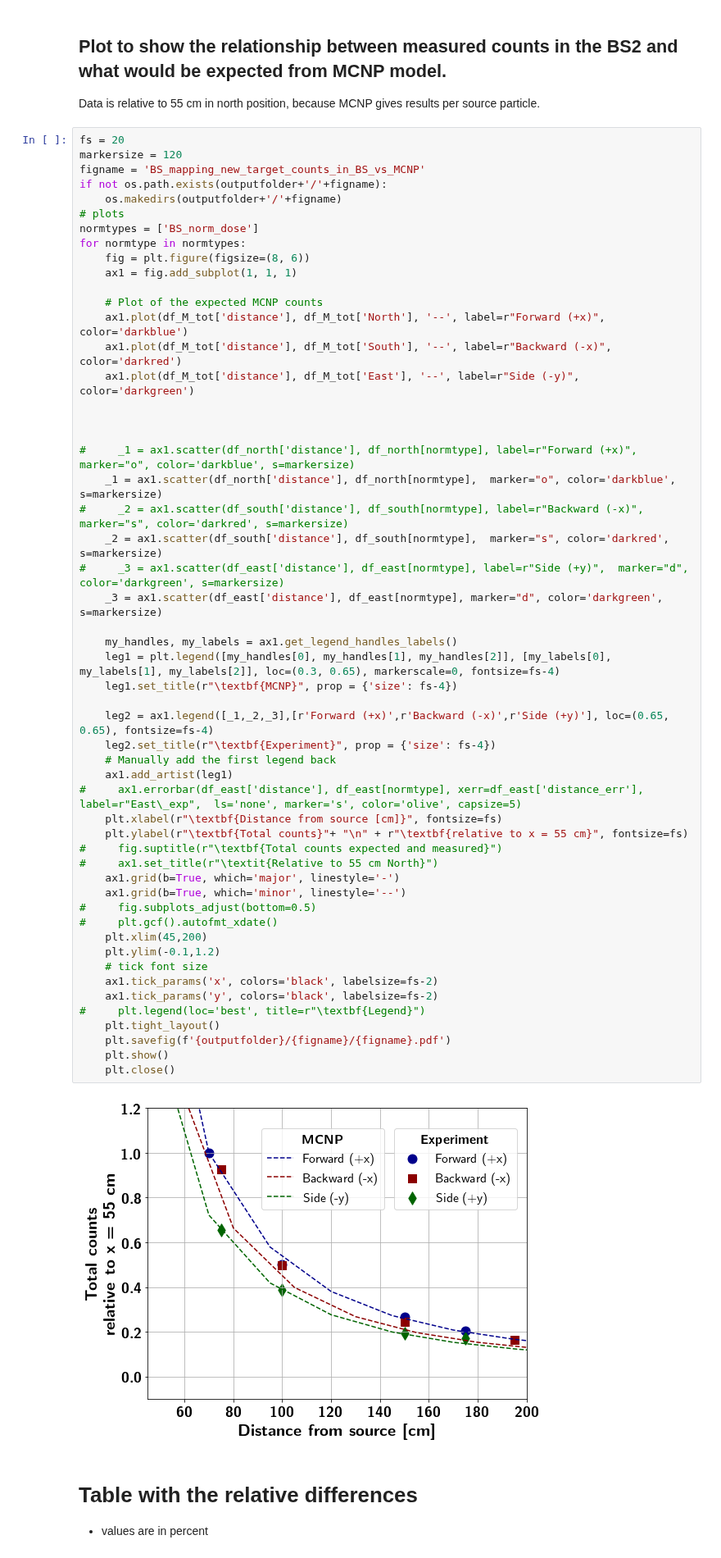
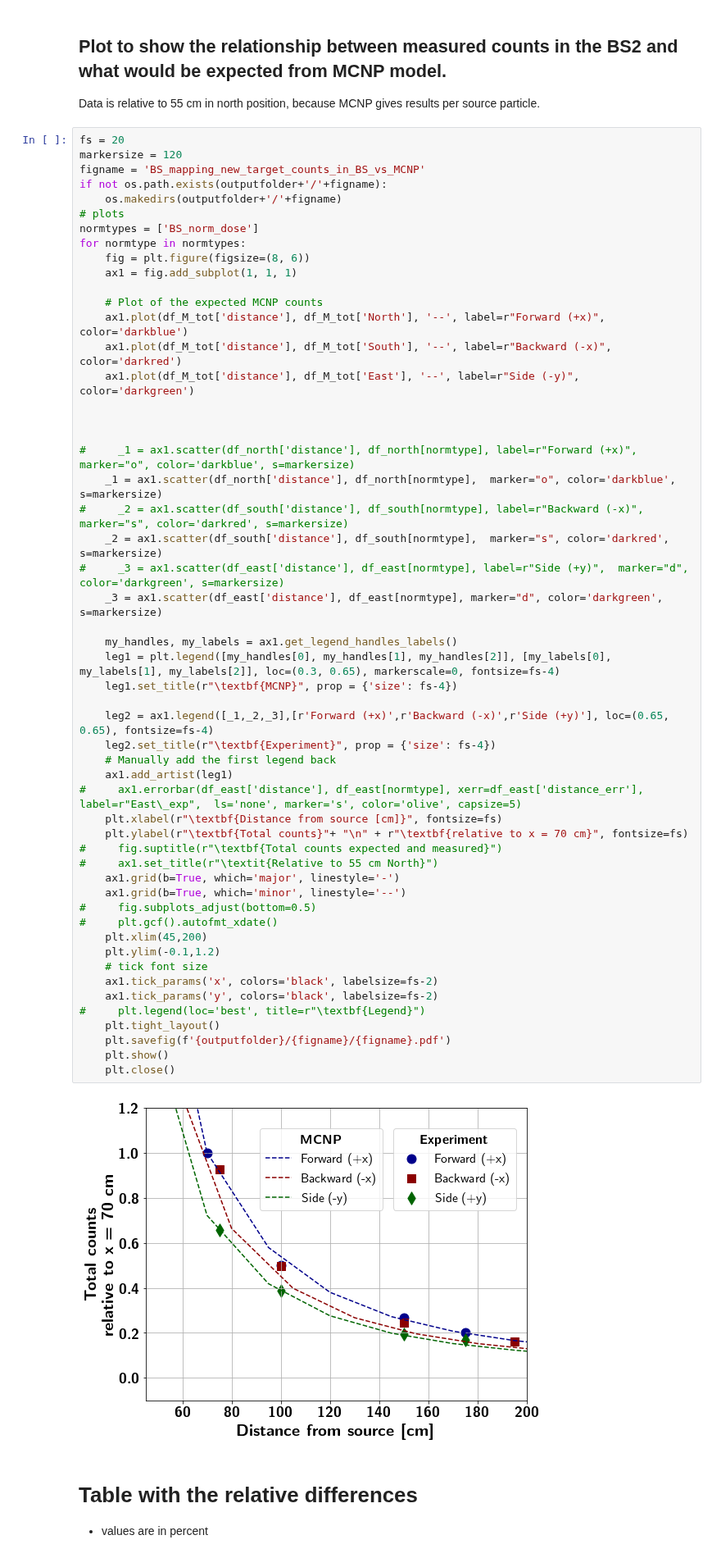
Before and after one commit to kromerh/phd_python, a Jupyter notebook: 09.BS_Mapping/01.NEW_TARGET.BS_mapping.new_target.ipynb, the cells around one changed output. Shown at 82% size. Cells and saved outputs as stored; diff of their text form.

```diff
--- a/09.BS_Mapping/01.NEW_TARGET.BS_mapping.new_target.ipynb
+++ b/09.BS_Mapping/01.NEW_TARGET.BS_mapping.new_target.ipynb
@@ -201,35 +201,35 @@ for normtype in normtypes:
 #     _3 = ax1.scatter(df_east['distance'], df_east[normtype], label=r"Side (+y)",  marker="d", color='darkgreen', s=markersize)
     _3 = ax1.scatter(df_east['distance'], df_east[normtype], marker="d", color='darkgreen', s=markersize)
 
     my_handles, my_labels = ax1.get_legend_handles_labels()
     leg1 = plt.legend([my_handles[0], my_handles[1], my_handles[2]], [my_labels[0], my_labels[1], my_labels[2]], loc=(0.3, 0.65), markerscale=0, fontsize=fs-4)
     leg1.set_title(r"\textbf{MCNP}", prop = {'size': fs-4})
 
     leg2 = ax1.legend([_1,_2,_3],[r'Forward (+x)',r'Backward (-x)',r'Side (+y)'], loc=(0.65, 0.65), fontsize=fs-4)
     leg2.set_title(r"\textbf{Experiment}", prop = {'size': fs-4})
     # Manually add the first legend back
     ax1.add_artist(leg1)
 #     ax1.errorbar(df_east['distance'], df_east[normtype], xerr=df_east['distance_err'], label=r"East\_exp",  ls='none', marker='s', color='olive', capsize=5)
     plt.xlabel(r"\textbf{Distance from source [cm]}", fontsize=fs)
-    plt.ylabel(r"\textbf{Total counts}"+ "\n" + r"\textbf{relative to x = 55 cm}", fontsize=fs)
+    plt.ylabel(r"\textbf{Total counts}"+ "\n" + r"\textbf{relative to x = 70 cm}", fontsize=fs)
 #     fig.suptitle(r"\textbf{Total counts expected and measured}")
 #     ax1.set_title(r"\textit{Relative to 55 cm North}")
     ax1.grid(b=True, which='major', linestyle='-')
     ax1.grid(b=True, which='minor', linestyle='--')
 #     fig.subplots_adjust(bottom=0.5)
 #     plt.gcf().autofmt_xdate()
     plt.xlim(45,200)
     plt.ylim(-0.1,1.2)
     # tick font size
     ax1.tick_params('x', colors='black', labelsize=fs-2)
     ax1.tick_params('y', colors='black', labelsize=fs-2)
 #     plt.legend(loc='best', title=r"\textbf{Legend}")
     plt.tight_layout()
     plt.savefig(f'{outputfolder}/{figname}/{figname}.pdf')
     plt.show()
     plt.close()
 # %% [output]
-[figure, old version]
+[figure, new version]
 # %% [markdown]
 # Table with the relative differences
 
```
Also changed, not shown: 9 other files.
